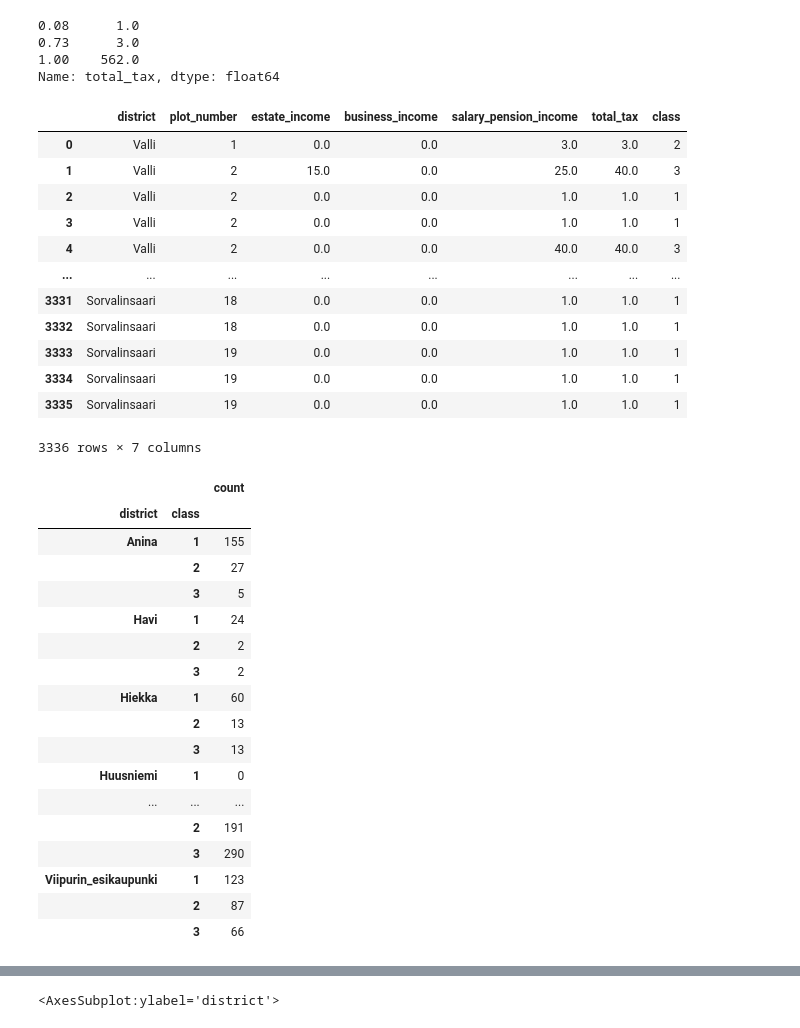
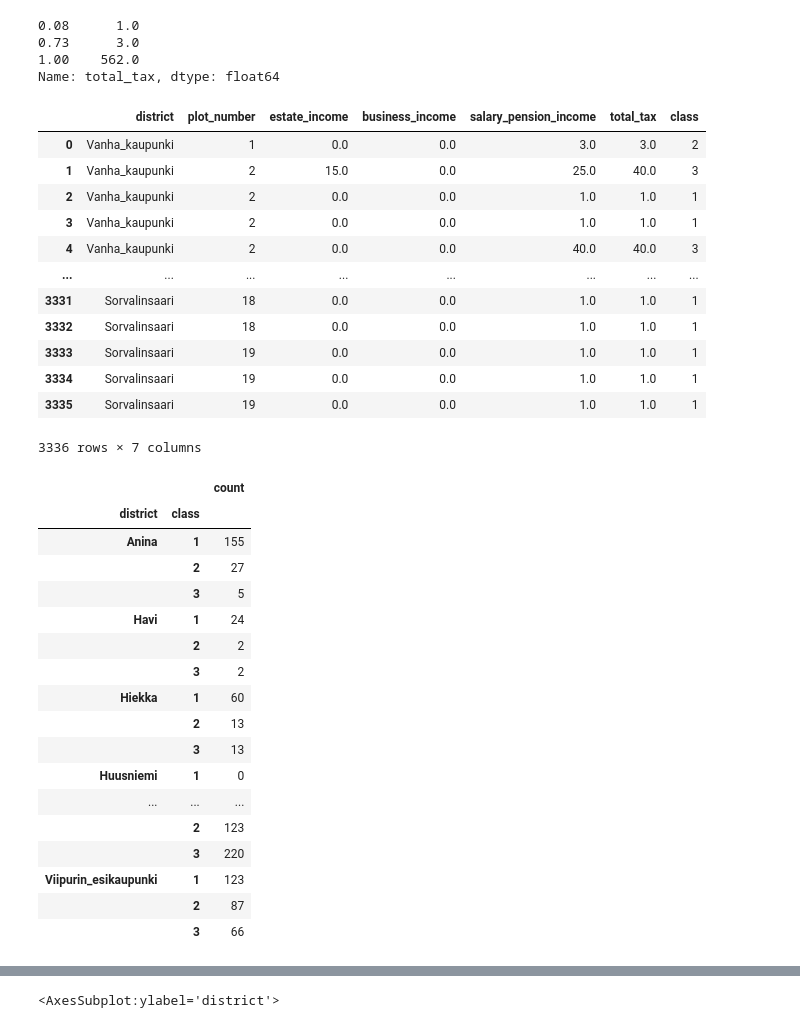
Before and after one commit to AnttiHaerkoenen/spatial_segregation, a Jupyter notebook: notebooks/building_material_1640-1880.ipynb, the cells around one changed output, grey strips where cells are left out. Cells and saved outputs as stored; diff of their text form; code cells hidden in the pictures.

Commit message:
split Valli in two

```diff
--- a/notebooks/building_material_1640-1880.ipynb
+++ b/notebooks/building_material_1640-1880.ipynb
@@ -35,18 +36,19 @@ Name: total_tax, dtype: float64
 # %%
 classes = pd.cut(
     income_1880.total_tax,
     bins=[0] + list(breaks),
     labels=[1, 2, 3],
 )
 income_1880['class'] = classes
+income_1880.loc[0:518, 'district'] = 'Vanha_kaupunki'
 income_1880
 # %% [output]
 |  | district | plot_number | estate_income | business_income | salary_pension_income | total_tax | class |
-| 0 | Valli | 1 | 0.0 | 0.0 | 3.0 | 3.0 | 2 |
-| 1 | Valli | 2 | 15.0 | 0.0 | 25.0 | 40.0 | 3 |
-| 2 | Valli | 2 | 0.0 | 0.0 | 1.0 | 1.0 | 1 |
-| 3 | Valli | 2 | 0.0 | 0.0 | 1.0 | 1.0 | 1 |
-| 4 | Valli | 2 | 0.0 | 0.0 | 40.0 | 40.0 | 3 |
+| 0 | Vanha_kaupunki | 1 | 0.0 | 0.0 | 3.0 | 3.0 | 2 |
+| 1 | Vanha_kaupunki | 2 | 15.0 | 0.0 | 25.0 | 40.0 | 3 |
+| 2 | Vanha_kaupunki | 2 | 0.0 | 0.0 | 1.0 | 1.0 | 1 |
+| 3 | Vanha_kaupunki | 2 | 0.0 | 0.0 | 1.0 | 1.0 | 1 |
+| 4 | Vanha_kaupunki | 2 | 0.0 | 0.0 | 40.0 | 40.0 | 3 |
 | ... | ... | ... | ... | ... | ... | ... | ... |
 | 3331 | Sorvalinsaari | 18 | 0.0 | 0.0 | 1.0 | 1.0 | 1 |
 | 3332 | Sorvalinsaari | 18 | 0.0 | 0.0 | 1.0 | 1.0 | 1 |
@@ -73,8 +75,8 @@ cross
 |  | 3 | 13 |
 | Huusniemi | 1 | 0 |
 | ... | ... | ... |
-|  | 2 | 191 |
-|  | 3 | 290 |
+|  | 2 | 123 |
+|  | 3 | 220 |
 | Viipurin_esikaupunki | 1 | 123 |
 |  | 2 | 87 |
 |  | 3 | 66 |
```
Also changed, not shown: parts of 10 cells of this notebook, 1 other file.
